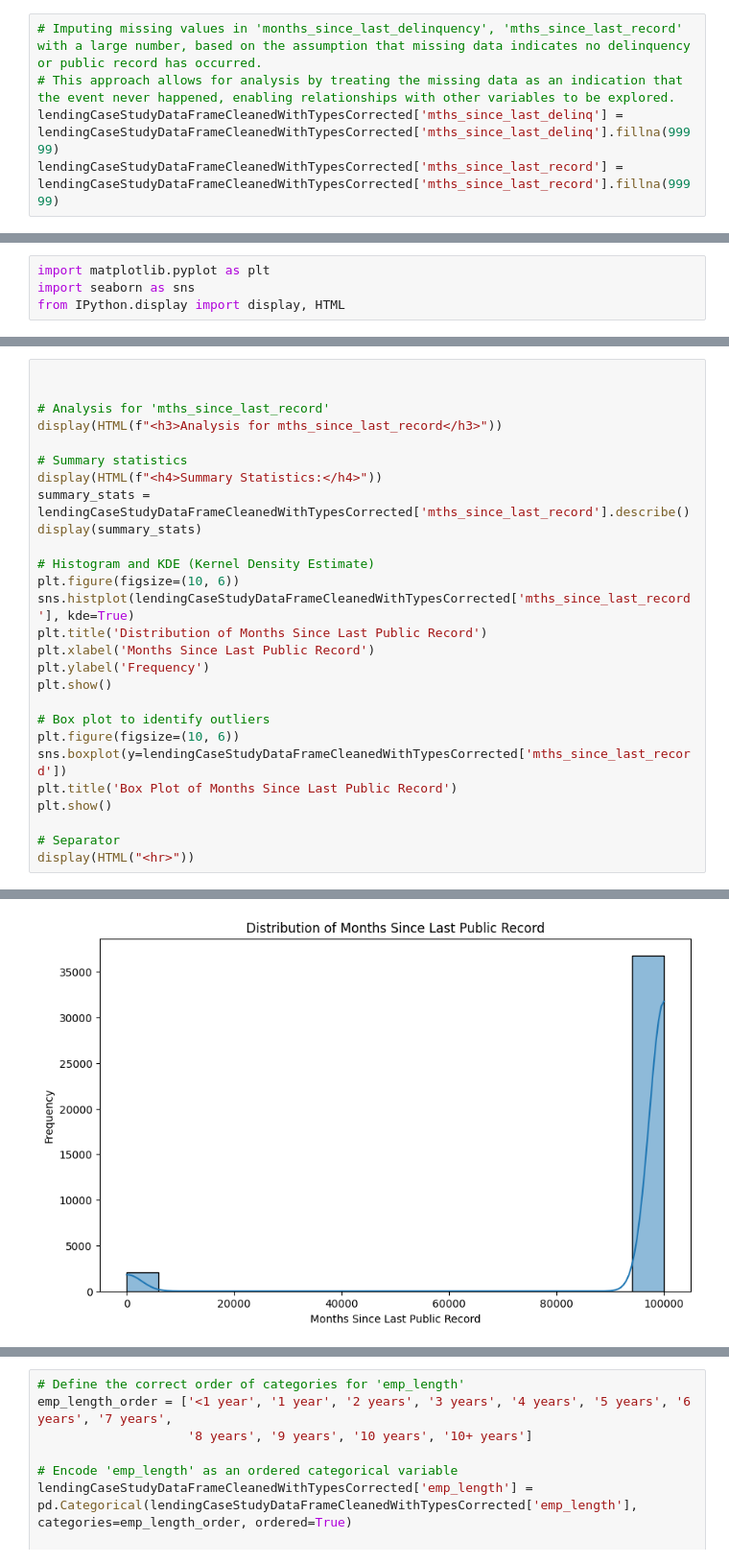
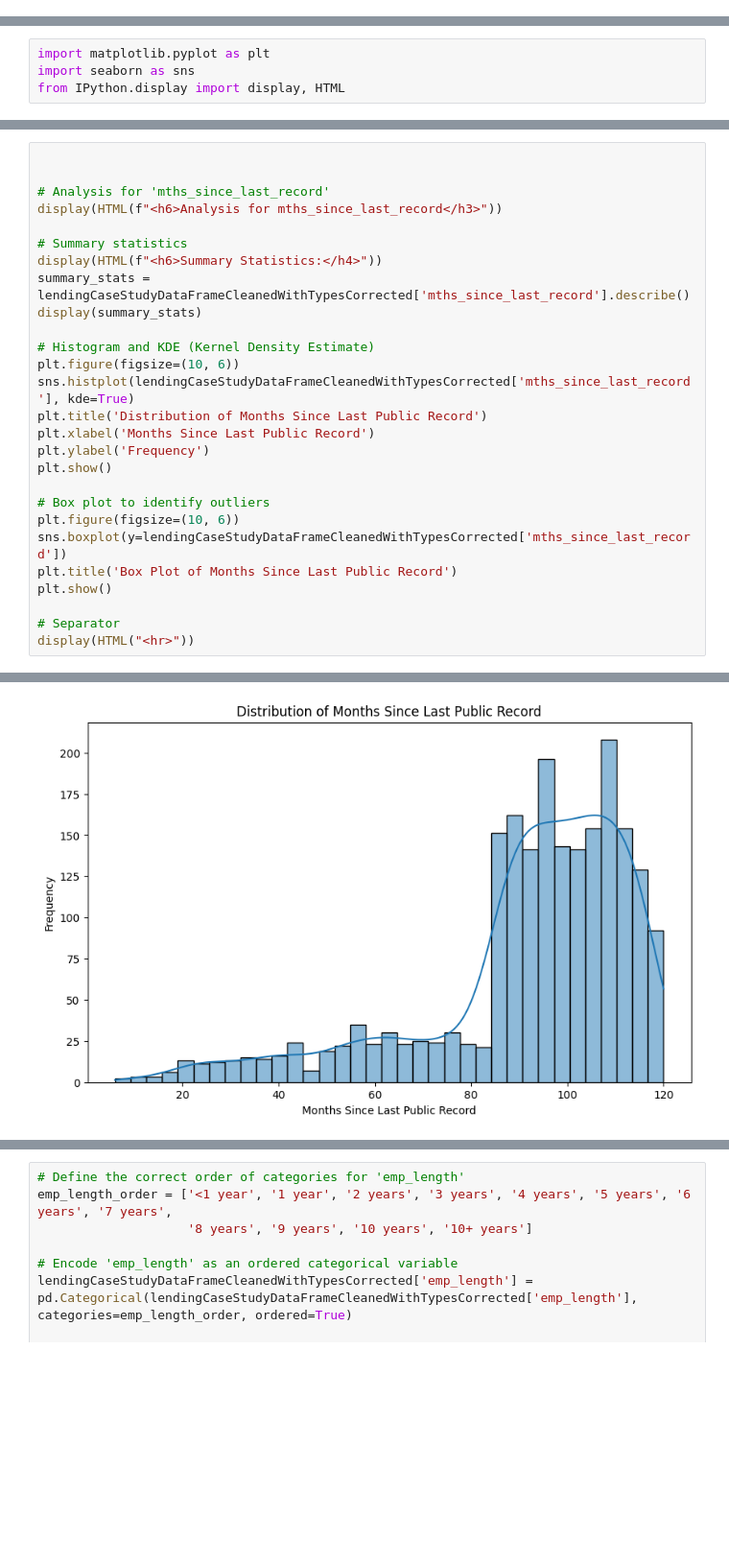
Before and after one commit to sachinbehl/LendingClubCaseStudy, a Jupyter notebook: LendingClubCaseStudy.ipynb, the cells around one changed output, grey strips where cells are left out. Shown at 96% size. Cells and saved outputs as stored; diff of their text form; blank space fills up the shorter version.

```diff
--- a/LendingClubCaseStudy.ipynb
+++ b/LendingClubCaseStudy.ipynb
@@ -342,8 +380,3 @@ next_pymnt_d               38577
 last_credit_pull_d             2
 pub_rec_bankruptcies         697
 dtype: int64
-# %%
-# Imputing missing values in 'months_since_last_delinquency', 'mths_since_last_record' with a large number, based on the assumption that missing data indicates no delinquency or public record has occurred.
-# This approach allows for analysis by treating the missing data as an indication that the event never happened, enabling relationships with other variables to be explored.
-lendingCaseStudyDataFrameCleanedWithTypesCorrected['mths_since_last_delinq'] = lendingCaseStudyDataFrameCleanedWithTypesCorrected['mths_since_last_delinq'].fillna(99999)
-lendingCaseStudyDataFrameCleanedWithTypesCorrected['mths_since_last_record'] = lendingCaseStudyDataFrameCleanedWithTypesCorrected['mths_since_last_record'].fillna(99999)
@@ -1139,10 +1172,10 @@ Summary Analysis of mths_since_last_delinq:
 
 
 # Analysis for 'mths_since_last_record'
-display(HTML(f"<h3>Analysis for mths_since_last_record</h3>"))
+display(HTML(f"<h6>Analysis for mths_since_last_record</h3>"))
 
 # Summary statistics
-display(HTML(f"<h4>Summary Statistics:</h4>"))
+display(HTML(f"<h6>Summary Statistics:</h4>"))
 summary_stats = lendingCaseStudyDataFrameCleanedWithTypesCorrected['mths_since_last_record'].describe()
 display(summary_stats)
 
@@ -1176,2 +1209,2 @@ max      99999.000000
 Name: mths_since_last_record, dtype: float64
-[figure, old version]
+[figure, new version]
```
Also changed, not shown: parts of 101 cells of this notebook.
